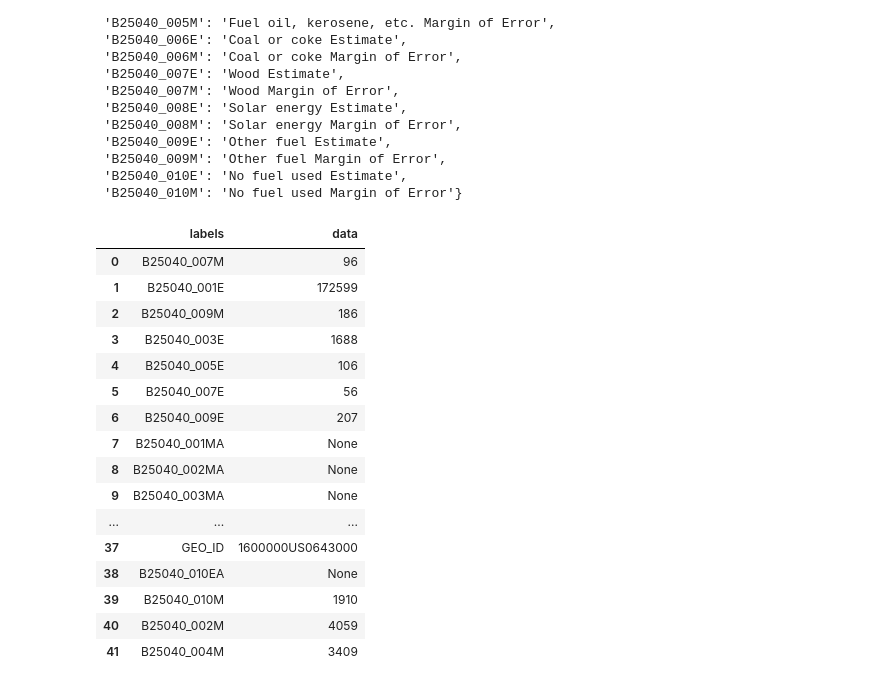
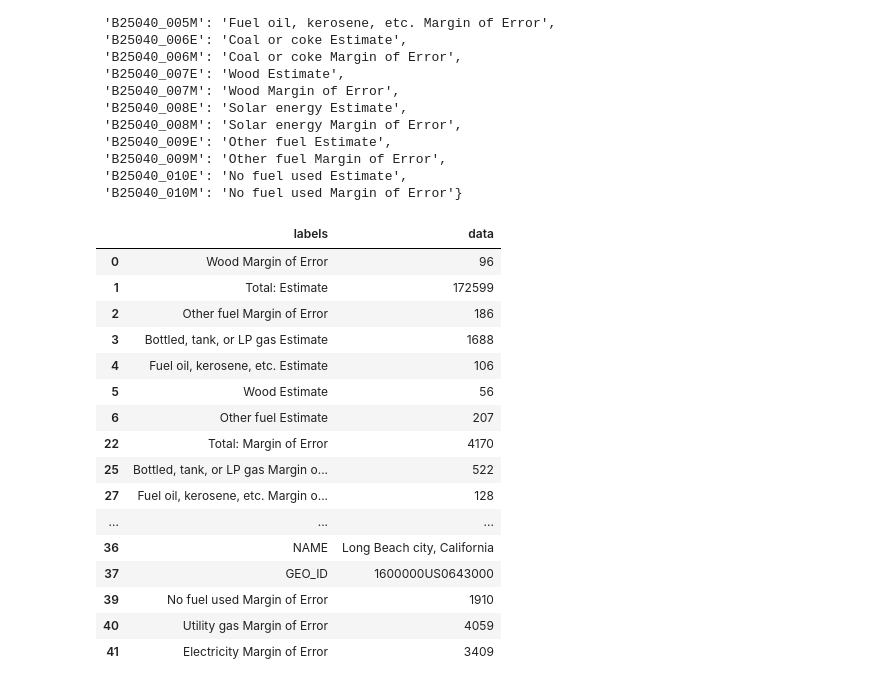
Before and after one commit to City-of-Long-Beach-Public/climate_inventory, a Jupyter notebook: src/extractions/USCensus/uscensus-test.ipynb, the cells around one changed output. Drawn from its saved outputs; the diff is of its cells as text; code cells hidden in the pictures.

```diff
--- a/src/extractions/USCensus/uscensus-test.ipynb
+++ b/src/extractions/USCensus/uscensus-test.ipynb
@@ -154,24 +131,26 @@ table_content = r.json()['response']
 # %%
 labels = table_content['data'][0]
 data = table_content['data'][1]
 
 df = pd.DataFrame.from_dict({"labels": labels, "data": data})
+df.replace(mapping_dict, inplace=True)
+df.dropna(inplace=True)
 df
 # %% [output]
 |  | labels | data |
-| 0 | B25040_007M | 96 |
-| 1 | B25040_001E | 172599 |
-| 2 | B25040_009M | 186 |
-| 3 | B25040_003E | 1688 |
-| 4 | B25040_005E | 106 |
-| 5 | B25040_007E | 56 |
-| 6 | B25040_009E | 207 |
-| 7 | B25040_001MA | None |
-| 8 | B25040_002MA | None |
-| 9 | B25040_003MA | None |
+| 0 | Wood Margin of Error | 96 |
+| 1 | Total: Estimate | 172599 |
+| 2 | Other fuel Margin of Error | 186 |
+| 3 | Bottled, tank, or LP gas Estimate | 1688 |
+| 4 | Fuel oil, kerosene, etc. Estimate | 106 |
+| 5 | Wood Estimate | 56 |
+| 6 | Other fuel Estimate | 207 |
+| 22 | Total: Margin of Error | 4170 |
+| 25 | Bottled, tank, or LP gas Margin o... | 522 |
+| 27 | Fuel oil, kerosene, etc. Margin o... | 128 |
 | ... | ... | ... |
+| 36 | NAME | Long Beach city, California |
 | 37 | GEO_ID | 1600000US0643000 |
-| 38 | B25040_010EA | None |
-| 39 | B25040_010M | 1910 |
-| 40 | B25040_002M | 4059 |
-| 41 | B25040_004M | 3409 |
+| 39 | No fuel used Margin of Error | 1910 |
+| 40 | Utility gas Margin of Error | 4059 |
+| 41 | Electricity Margin of Error | 3409 |
```
Also changed, not shown: parts of 1 cell of this notebook, 1 other file.
